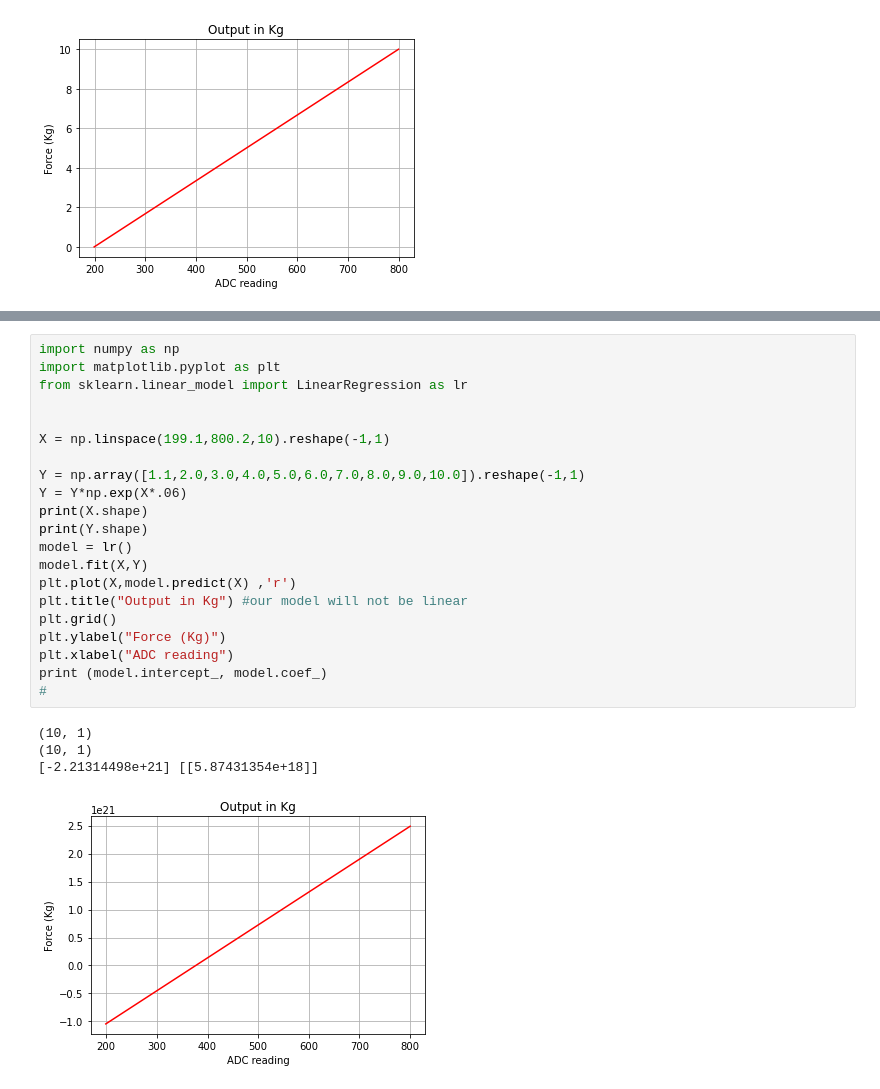
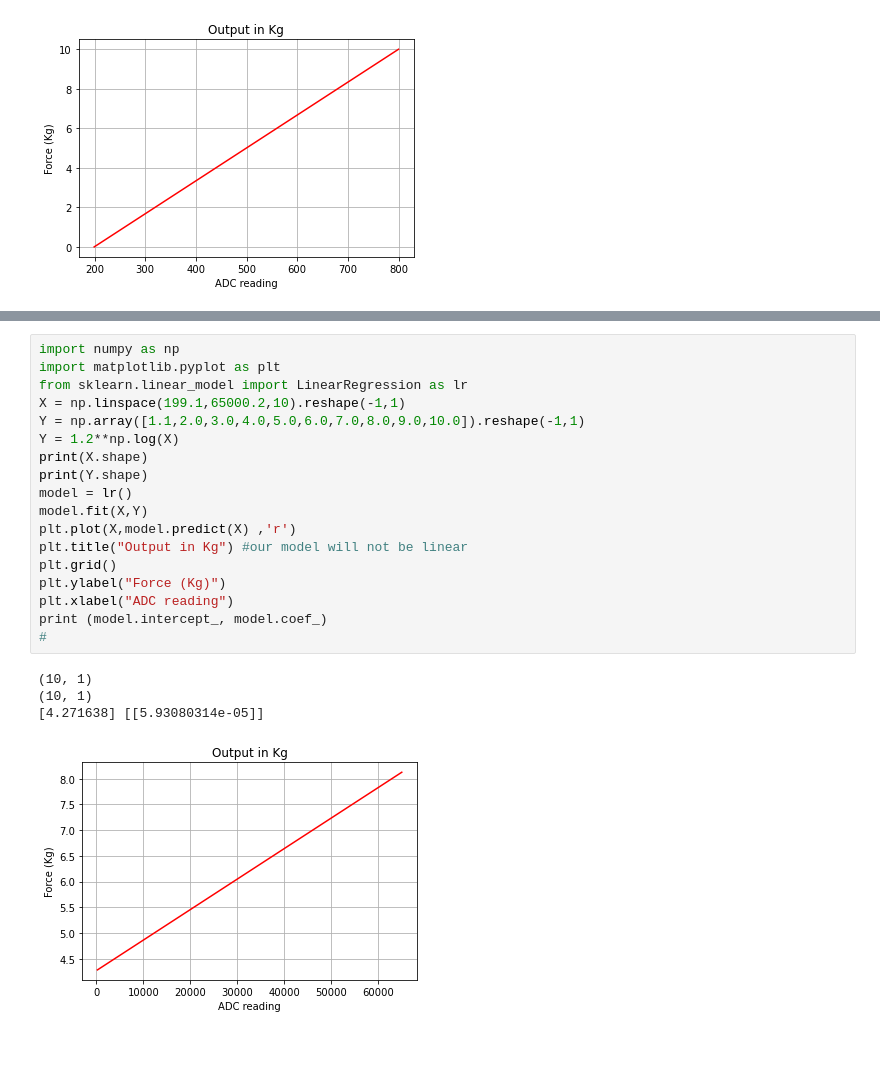
Before and after one commit to JinxDM/Capstone-Project, a Jupyter notebook: ADC conversion and calibration.ipynb, the cells around one changed output, grey strips where cells are left out. Saved outputs shown, nothing was run; the diff lists cells and outputs as text; blank space fills up the shorter version.

Commit message:
Played Around with the "Hypothetical" plot of ADC vs Kg

```diff
--- a/ADC conversion and calibration.ipynb
+++ b/ADC conversion and calibration.ipynb
@@ -43,26 +43,23 @@ print (model.intercept_, model.coef_)
 # %%
 import numpy as np
 import matplotlib.pyplot as plt
 from sklearn.linear_model import LinearRegression as lr
-
-
-X = np.linspace(199.1,800.2,10).reshape(-1,1)
-
+X = np.linspace(199.1,65000.2,10).reshape(-1,1)
 Y = np.array([1.1,2.0,3.0,4.0,5.0,6.0,7.0,8.0,9.0,10.0]).reshape(-1,1)
-Y = Y*np.exp(X*.06)
+Y = 1.2**np.log(X)
 print(X.shape)
 print(Y.shape)
 model = lr()
 model.fit(X,Y)
 plt.plot(X,model.predict(X) ,'r')
 plt.title("Output in Kg") #our model will not be linear
 plt.grid()
 plt.ylabel("Force (Kg)")
 plt.xlabel("ADC reading")
 print (model.intercept_, model.coef_)
 #
 # %% [output]
 (10, 1)
 (10, 1)
-[-2.21314498e+21] [[5.87431354e+18]]
+[4.271638] [[5.93080314e-05]]
-[figure, old version]
+[figure, new version]
```
